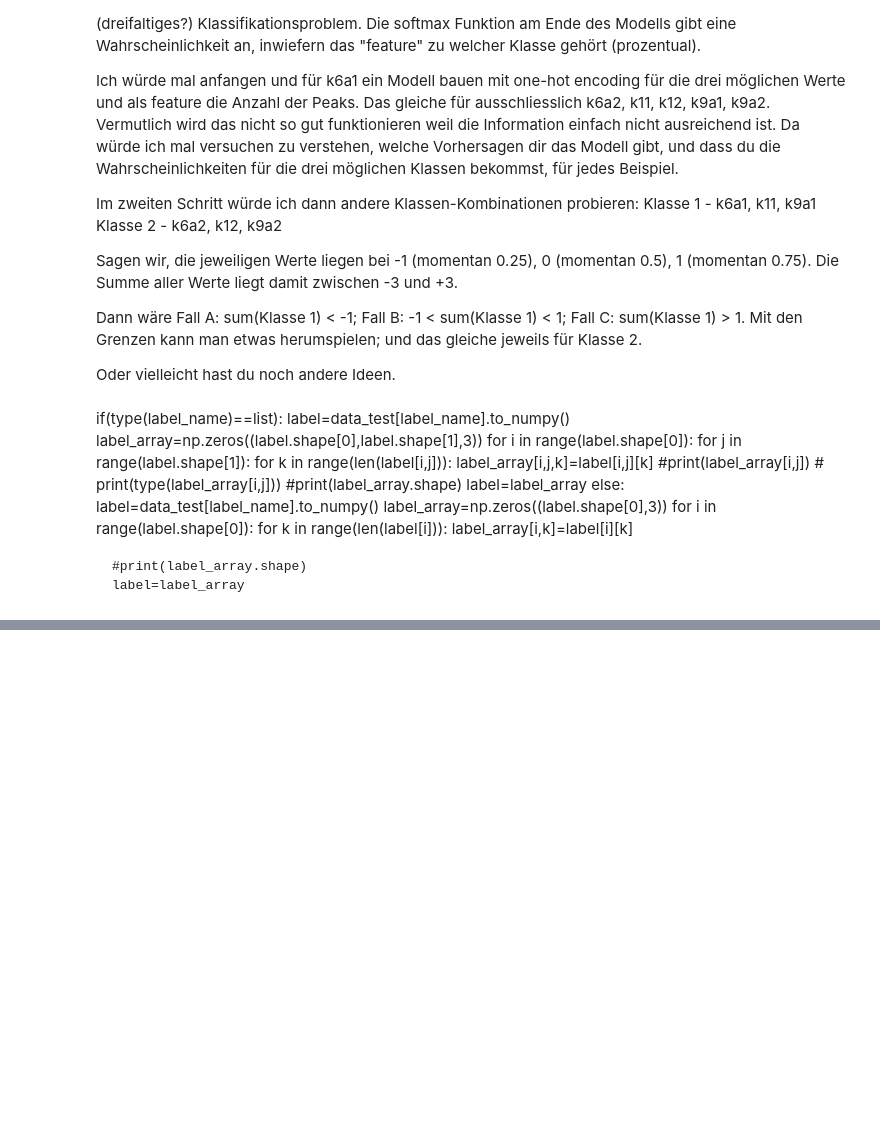
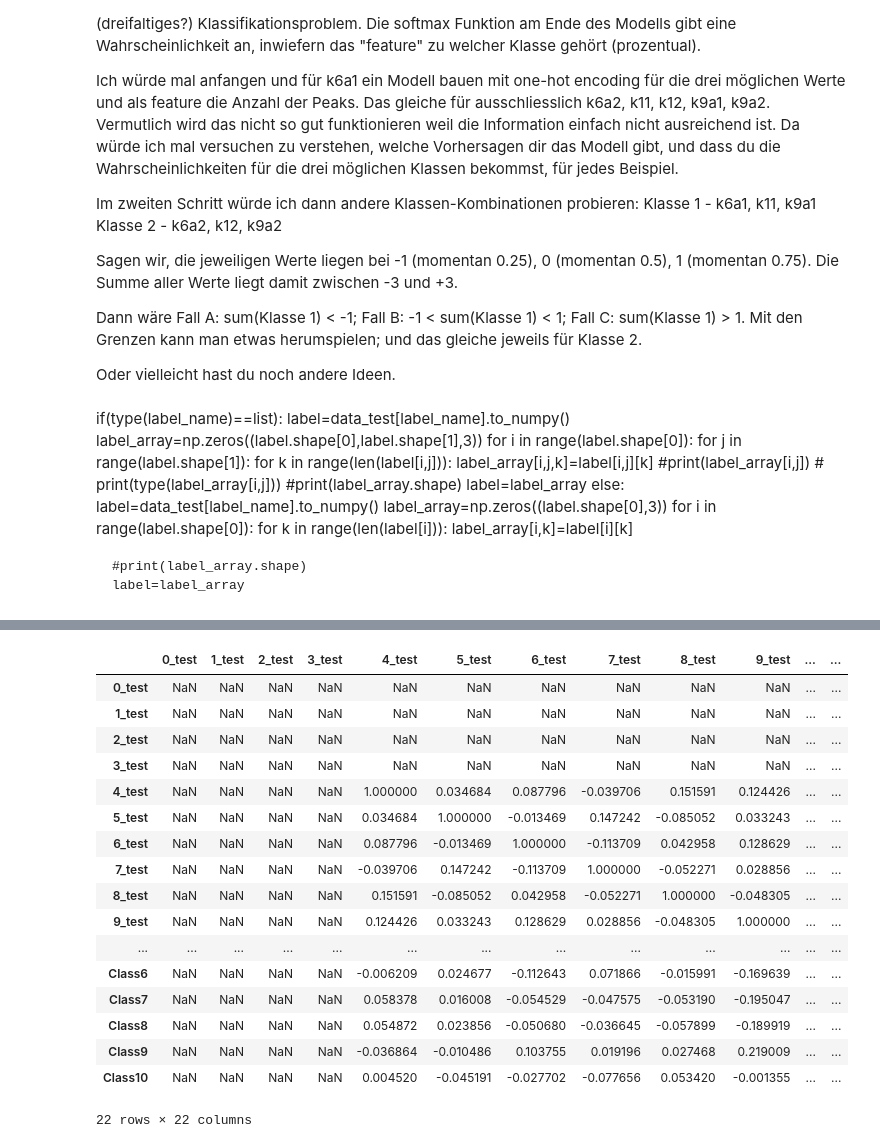
Before and after one commit to GwydionJon/EN_learn, a Jupyter notebook: machine_learning/ML_get_parameters_from_peakNumber_inga.ipynb, the cells around one changed output, grey strips where cells are left out. Saved outputs shown, nothing was run; the diff lists cells and outputs as text; code cells hidden in the pictures; blank space fills up the shorter version.

```diff
--- a/machine_learning/ML_get_parameters_from_peakNumber_inga.ipynb
+++ b/machine_learning/ML_get_parameters_from_peakNumber_inga.ipynb
@@ -580,0 +594,21 @@ plot_curve(epochs, hist, list_of_metrics_to_plot)
+# %%
+pd.concat([df_test,df_predict], axis=1).corr()
+# %% [output]
+|  | 0_test | 1_test | 2_test | 3_test | 4_test | 5_test | 6_test | 7_test | 8_test | 9_test | ... | ... |
+| 0_test | NaN | NaN | NaN | NaN | NaN | NaN | NaN | NaN | NaN | NaN | ... | ... |
+| 1_test | NaN | NaN | NaN | NaN | NaN | NaN | NaN | NaN | NaN | NaN | ... | ... |
+| 2_test | NaN | NaN | NaN | NaN | NaN | NaN | NaN | NaN | NaN | NaN | ... | ... |
+| 3_test | NaN | NaN | NaN | NaN | NaN | NaN | NaN | NaN | NaN | NaN | ... | ... |
+| 4_test | NaN | NaN | NaN | NaN | 1.000000 | 0.034684 | 0.087796 | -0.039706 | 0.151591 | 0.124426 | ... | ... |
+| 5_test | NaN | NaN | NaN | NaN | 0.034684 | 1.000000 | -0.013469 | 0.147242 | -0.085052 | 0.033243 | ... | ... |
+| 6_test | NaN | NaN | NaN | NaN | 0.087796 | -0.013469 | 1.000000 | -0.113709 | 0.042958 | 0.128629 | ... | ... |
+| 7_test | NaN | NaN | NaN | NaN | -0.039706 | 0.147242 | -0.113709 | 1.000000 | -0.052271 | 0.028856 | ... | ... |
+| 8_test | NaN | NaN | NaN | NaN | 0.151591 | -0.085052 | 0.042958 | -0.052271 | 1.000000 | -0.048305 | ... | ... |
+| 9_test | NaN | NaN | NaN | NaN | 0.124426 | 0.033243 | 0.128629 | 0.028856 | -0.048305 | 1.000000 | ... | ... |
+| ... | ... | ... | ... | ... | ... | ... | ... | ... | ... | ... | ... | ... |
+| Class6 | NaN | NaN | NaN | NaN | -0.006209 | 0.024677 | -0.112643 | 0.071866 | -0.015991 | -0.169639 | ... | ... |
+| Class7 | NaN | NaN | NaN | NaN | 0.058378 | 0.016008 | -0.054529 | -0.047575 | -0.053190 | -0.195047 | ... | ... |
+| Class8 | NaN | NaN | NaN | NaN | 0.054872 | 0.023856 | -0.050680 | -0.036645 | -0.057899 | -0.189919 | ... | ... |
+| Class9 | NaN | NaN | NaN | NaN | -0.036864 | -0.010486 | 0.103755 | 0.019196 | 0.027468 | 0.219009 | ... | ... |
+| Class10 | NaN | NaN | NaN | NaN | 0.004520 | -0.045191 | -0.027702 | -0.077656 | 0.053420 | -0.001355 | ... | ... |
+22 rows × 22 columns
```
Also changed, not shown: parts of 6 cells of this notebook, 1 other file.
